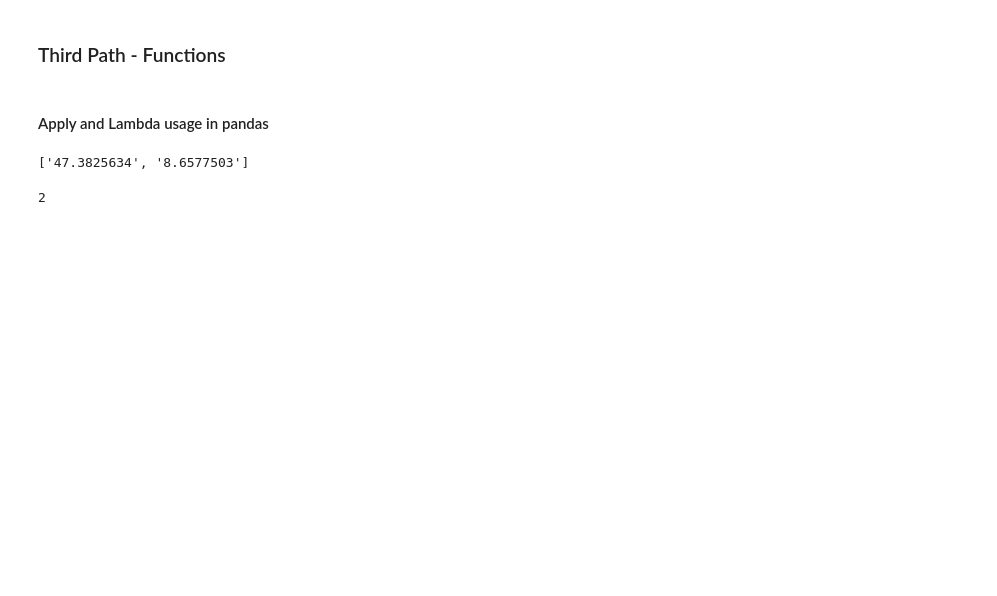
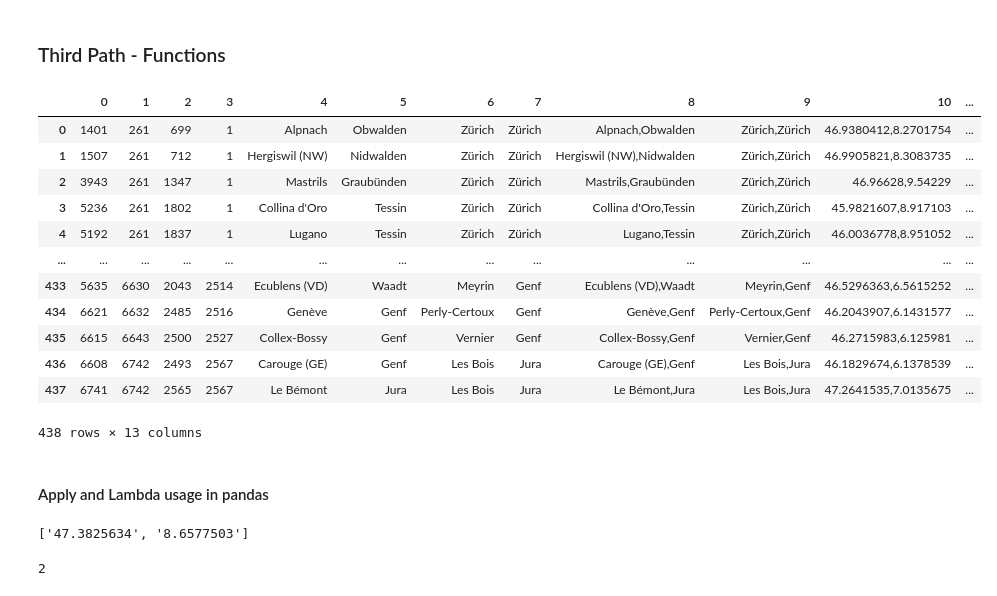
Before and after one commit to alexanderquispe/Diplomado_PUCP, a Jupyter notebook: Lecture_8/Lecture_8.ipynb, the cells around one changed output. Cells and saved outputs as stored; diff of their text form; code cells hidden in the pictures; blank space fills up the shorter version.

```diff
--- a/Lecture_8/Lecture_8.ipynb
+++ b/Lecture_8/Lecture_8.ipynb
@@ -549,6 +561,22 @@ def get_results( result_api ):
 geodata = pd.read_csv( r'../_data/ID_Routes_firms.csv' , delimiter = ',' , header = None , encoding = charenc )
 # %%
 # df1 = geodata.iloc[ 0:10 , :].copy()
+# %%
+geodata
+# %% [output]
+|  | 0 | 1 | 2 | 3 | 4 | 5 | 6 | 7 | 8 | 9 | 10 | ... |
+| 0 | 1401 | 261 | 699 | 1 | Alpnach | Obwalden | Zürich | Zürich | Alpnach,Obwalden | Zürich,Zürich | 46.9380412,8.2701754 | ... |
+| 1 | 1507 | 261 | 712 | 1 | Hergiswil (NW) | Nidwalden | Zürich | Zürich | Hergiswil (NW),Nidwalden | Zürich,Zürich | 46.9905821,8.3083735 | ... |
+| 2 | 3943 | 261 | 1347 | 1 | Mastrils | Graubünden | Zürich | Zürich | Mastrils,Graubünden | Zürich,Zürich | 46.96628,9.54229 | ... |
+| 3 | 5236 | 261 | 1802 | 1 | Collina d'Oro | Tessin | Zürich | Zürich | Collina d'Oro,Tessin | Zürich,Zürich | 45.9821607,8.917103 | ... |
+| 4 | 5192 | 261 | 1837 | 1 | Lugano | Tessin | Zürich | Zürich | Lugano,Tessin | Zürich,Zürich | 46.0036778,8.951052 | ... |
+| ... | ... | ... | ... | ... | ... | ... | ... | ... | ... | ... | ... | ... |
+| 433 | 5635 | 6630 | 2043 | 2514 | Ecublens (VD) | Waadt | Meyrin | Genf | Ecublens (VD),Waadt | Meyrin,Genf | 46.5296363,6.5615252 | ... |
+| 434 | 6621 | 6632 | 2485 | 2516 | Genève | Genf | Perly-Certoux | Genf | Genève,Genf | Perly-Certoux,Genf | 46.2043907,6.1431577 | ... |
+| 435 | 6615 | 6643 | 2500 | 2527 | Collex-Bossy | Genf | Vernier | Genf | Collex-Bossy,Genf | Vernier,Genf | 46.2715983,6.125981 | ... |
+| 436 | 6608 | 6742 | 2493 | 2567 | Carouge (GE) | Genf | Les Bois | Jura | Carouge (GE),Genf | Les Bois,Jura | 46.1829674,6.1378539 | ... |
+| 437 | 6741 | 6742 | 2565 | 2567 | Le Bémont | Jura | Les Bois | Jura | Le Bémont,Jura | Les Bois,Jura | 47.2641535,7.0135675 | ... |
+438 rows × 13 columns
 # %%
 data = geodata.sample( frac = 0.1 )
 # %%
```
Also changed, not shown: parts of 32 cells of this notebook, 1 other file.
